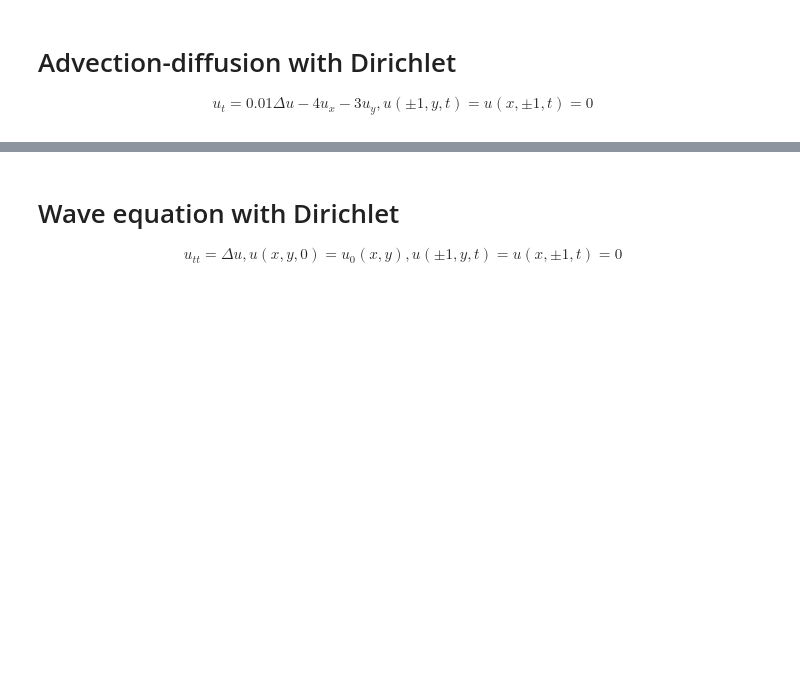
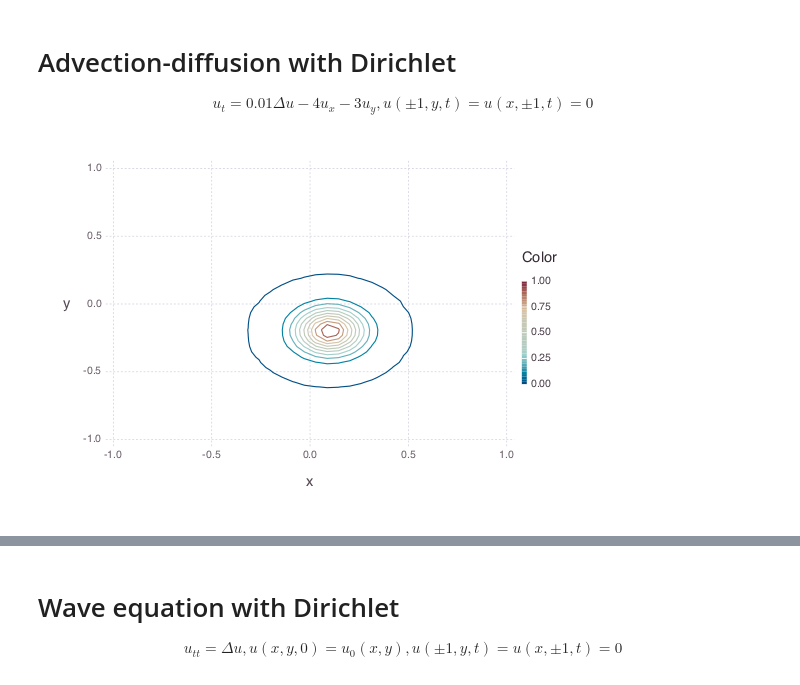
Before and after one commit to JuliaApproximation/ApproxFun.jl, a Jupyter notebook: examples/Time Evolution PDEs on Square (Gadfly).ipynb, the cells around one changed output, grey strips where cells are left out. Saved outputs shown, nothing was run; the diff lists cells and outputs as text; code cells hidden in the pictures; blank space fills up the shorter version.

```diff
--- a/examples/Time Evolution PDEs on Square (Gadfly).ipynb
+++ b/examples/Time Evolution PDEs on Square (Gadfly).ipynb
@@ -5,10 +5,12 @@ using ApproxFun,Interact,Reactive
  $$u_t = 0.01 \Delta u -4 u_x -3 u_y, u(\pm 1,y,t)=u(x,\pm 1,t)=0$$
 # %%
 d=Interval()^2
-u0   = Fun((x,y)->exp(-40(x-.1)^2-40(y+.2)^2),d)
+u0   = ProductFun((x,y)->exp(-40(x-.1)^2-40(y+.2)^2),d)
 B=dirichlet(d);D=Derivative(Interval())
 L=(0.01D^2-4D)⊗I + I⊗(0.01D^2-3D)
 
 glp=Input(u0);lift(f->ApproxFun.contour(f;levels=[0.001:.1:1.]),glp)
+# %% [output]
+[figure, added]
 # %%
 u0=BDF4(B,L,u0,0.002,200,glp);
```
Also changed, not shown: parts of 4 cells of this notebook.
